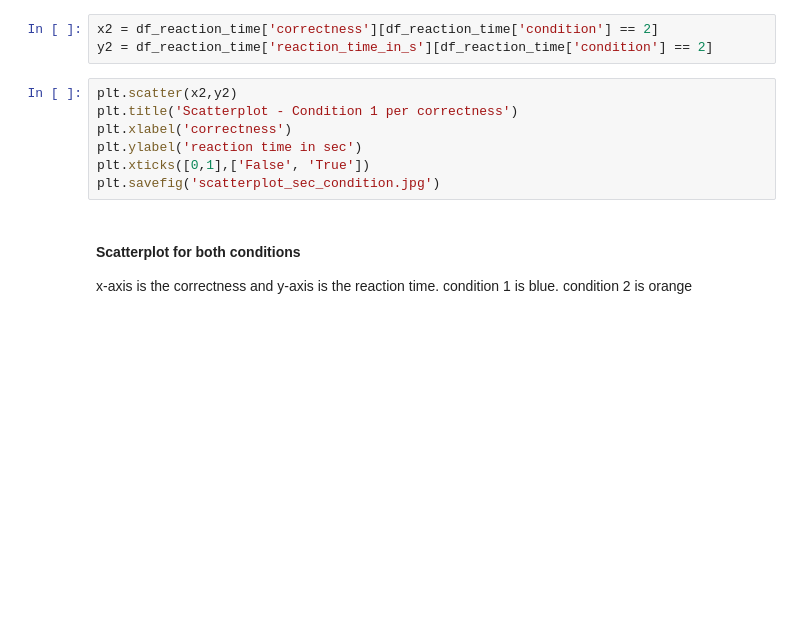
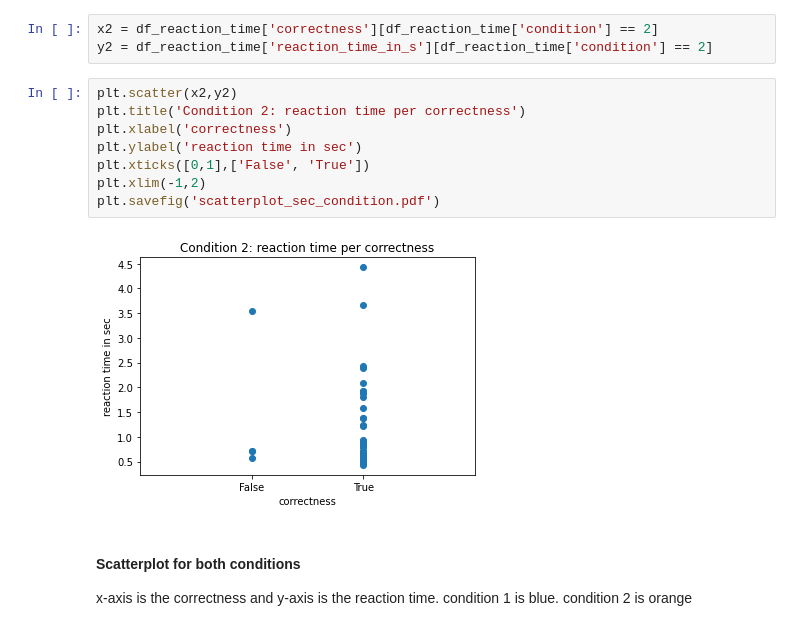
Before and after one commit to ITT-21SS-UR/assignment-03-jt, a Jupyter notebook: reaction_time_experiment/reaction_time_experiment.ipynb, the cells around one changed output. Cells and saved outputs as stored; diff of their text form; blank space fills up the shorter version.

```diff
--- a/reaction_time_experiment/reaction_time_experiment.ipynb
+++ b/reaction_time_experiment/reaction_time_experiment.ipynb
@@ -54,11 +57,14 @@ x2 = df_reaction_time['correctness'][df_reaction_time['condition'] == 2]
 y2 = df_reaction_time['reaction_time_in_s'][df_reaction_time['condition'] == 2]
 # %%
 plt.scatter(x2,y2)
-plt.title('Scatterplot - Condition 1 per correctness')
+plt.title('Condition 2: reaction time per correctness')
 plt.xlabel('correctness')
 plt.ylabel('reaction time in sec')
 plt.xticks([0,1],['False', 'True'])
-plt.savefig('scatterplot_sec_condition.jpg')
+plt.xlim(-1,2)
+plt.savefig('scatterplot_sec_condition.pdf')
+# %% [output]
+[figure, added]
 # %% [markdown]
 #### Scatterplot for both conditions
 x-axis is the correctness and y-axis is the reaction time.
```
Also changed, not shown: parts of 6 cells of this notebook.
